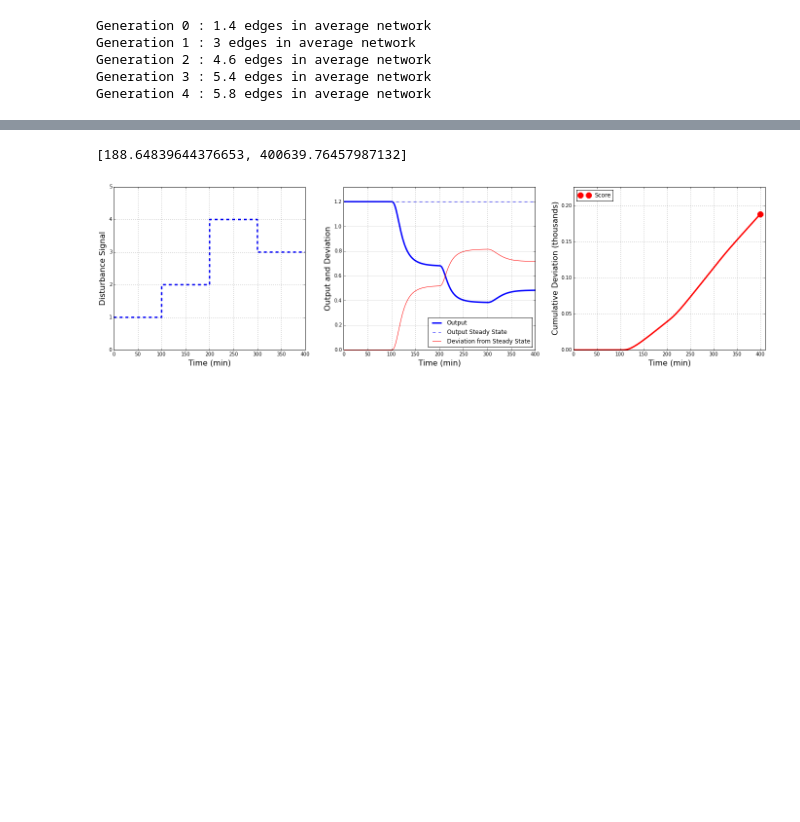
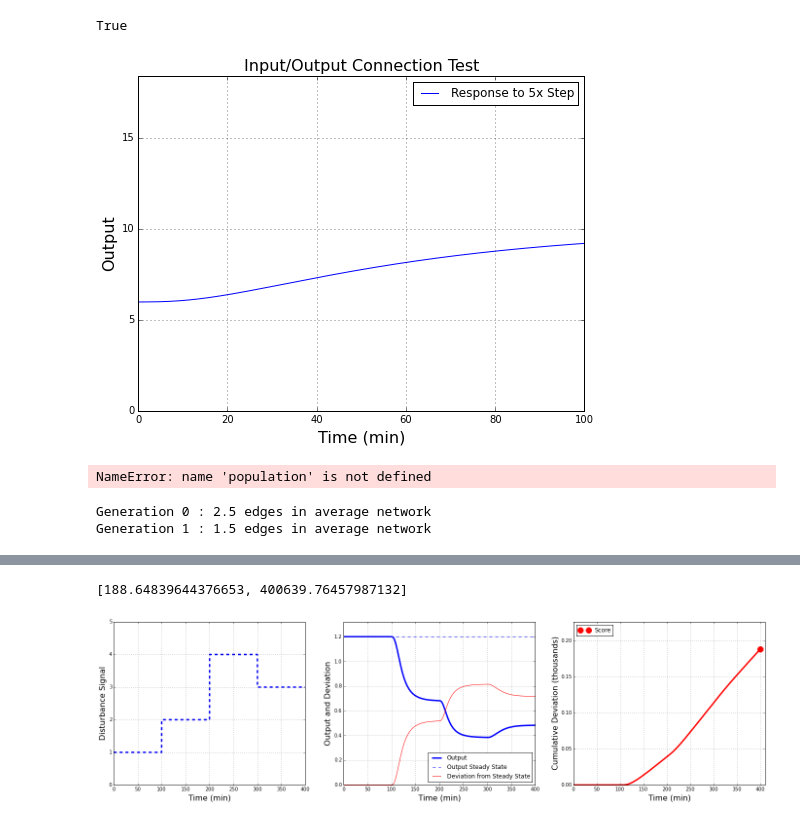
Before and after one commit to sbernasek/evolution_of_grn, a Jupyter notebook: full_simulations.ipynb, the cells around one changed output, grey strips where cells are left out. Drawn from its saved outputs; the diff is of its cells as text; code cells hidden in the pictures; blank space fills up the shorter version.

```diff
--- a/full_simulations.ipynb
+++ b/full_simulations.ipynb
@@ -6,11 +6,27 @@ import time
 %matplotlib inline
 %load_ext autoreload
 %autoreload 2
+# %%
+cell = Cell(1, removable_genes=1, permanent_genes=2)
+
+# add activation
+# cell.add_transcriptional_regulation(tf=3, gene=4, mod_type='activation')
+
+# cell.add_protein_modification(substrate=1, enzyme=3)
+cell.add_catalytic_degradation(degraded=1, enzyme=5)
+
+cell.add_protein_modification(substrate=5, enzyme=3)
+
+interaction_check(cell, output=1, input_=2, plot=True)
+# %% [output]
+True
+[figure, added]
+# %%
+interaction_check(population[0], output=1, input_=2, plot=True)
+# %% [output]
+NameError: name 'population' is not defined
 # %%
-population, score_evolution = run_simulation(generations=5, population_size=5, mutations_per_division=2, retall=True)
+population, score_evolution = run_simulation(generations=2, population_size=10, mutations_per_division=2, retall=True)
 # %% [output]
-Generation 0 : 1.4 edges in average network
-Generation 1 : 3 edges in average network
-Generation 2 : 4.6 edges in average network
-Generation 3 : 5.4 edges in average network
-Generation 4 : 5.8 edges in average network
+Generation 0 : 2.5 edges in average network
+Generation 1 : 1.5 edges in average network
```
Also changed, not shown: parts of 7 cells of this notebook, 4 other files.
